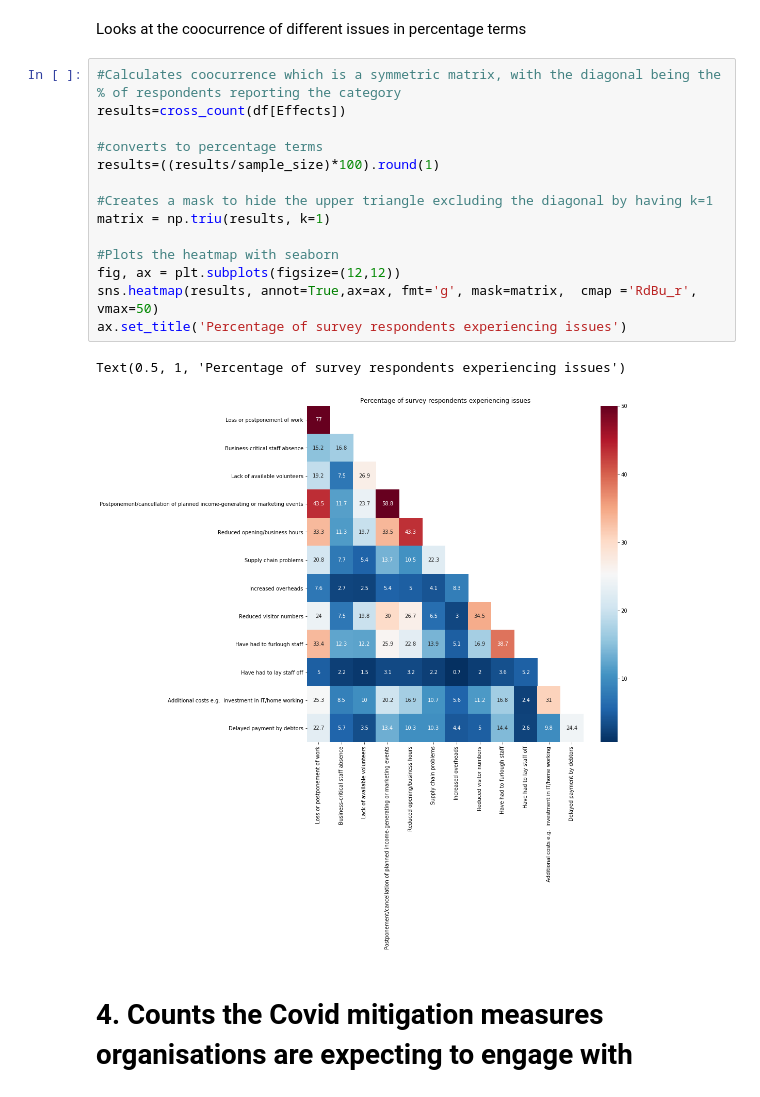
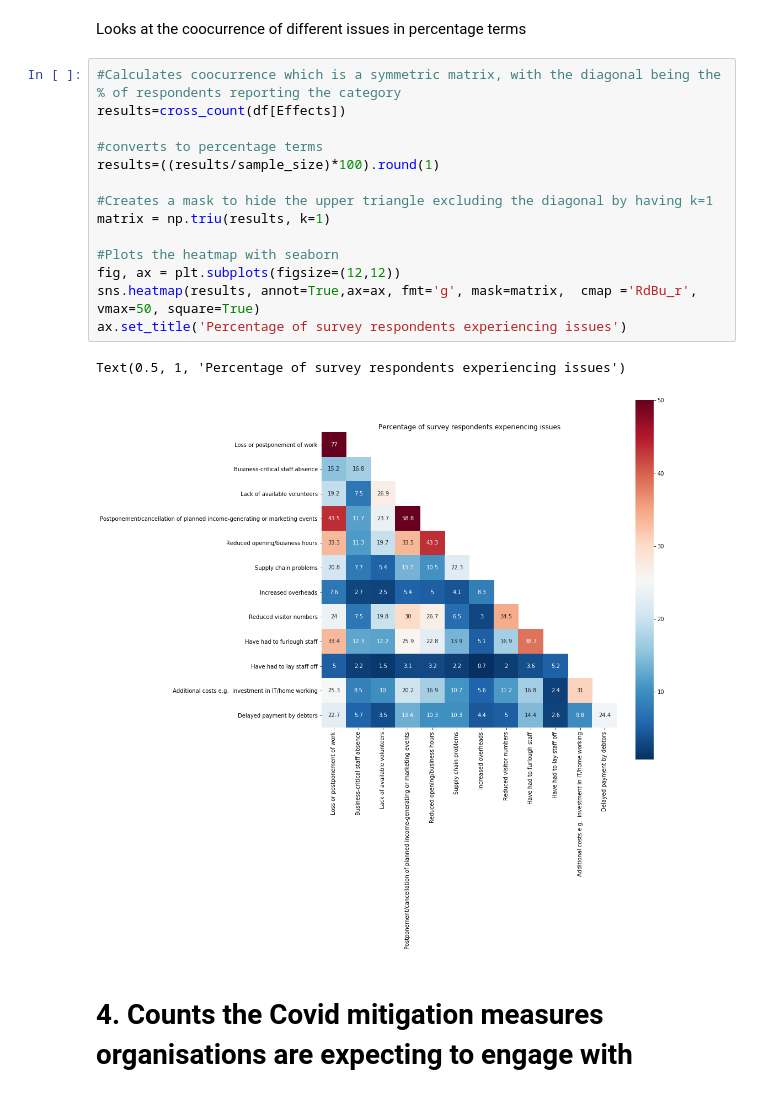
Before and after one commit to johnardavies/Analysis_of_effects_of_covid_in_uk_heritage_sector, a Jupyter notebook: Covid_heritage.ipynb, the cells around one changed output. Cells and saved outputs as stored; diff of their text form.

Commit message:
ensure square cells in heatmap

```diff
--- a/Covid_heritage.ipynb
+++ b/Covid_heritage.ipynb
@@ -252,20 +252,20 @@ Looks at the coocurrence of different issues in percentage terms
 # %%
 #Calculates coocurrence which is a symmetric matrix, with the diagonal being the % of respondents reporting the category
 results=cross_count(df[Effects])
 
 #converts to percentage terms
 results=((results/sample_size)*100).round(1)
 
 #Creates a mask to hide the upper triangle excluding the diagonal by having k=1
 matrix = np.triu(results, k=1)
 
 #Plots the heatmap with seaborn
 fig, ax = plt.subplots(figsize=(12,12))
-sns.heatmap(results, annot=True,ax=ax, fmt='g', mask=matrix,  cmap ='RdBu_r', vmax=50)
+sns.heatmap(results, annot=True,ax=ax, fmt='g', mask=matrix,  cmap ='RdBu_r', vmax=50, square=True)
 ax.set_title('Percentage of survey respondents experiencing issues')
 # %% [output]
 Text(0.5, 1, 'Percentage of survey respondents experiencing issues')
-[figure, old version]
+[figure, new version]
 # %% [markdown]
 # 4. Counts the Covid mitigation measures organisations are expecting to engage with
 # %%
```
Also changed, not shown: parts of 1 cell of this notebook.
